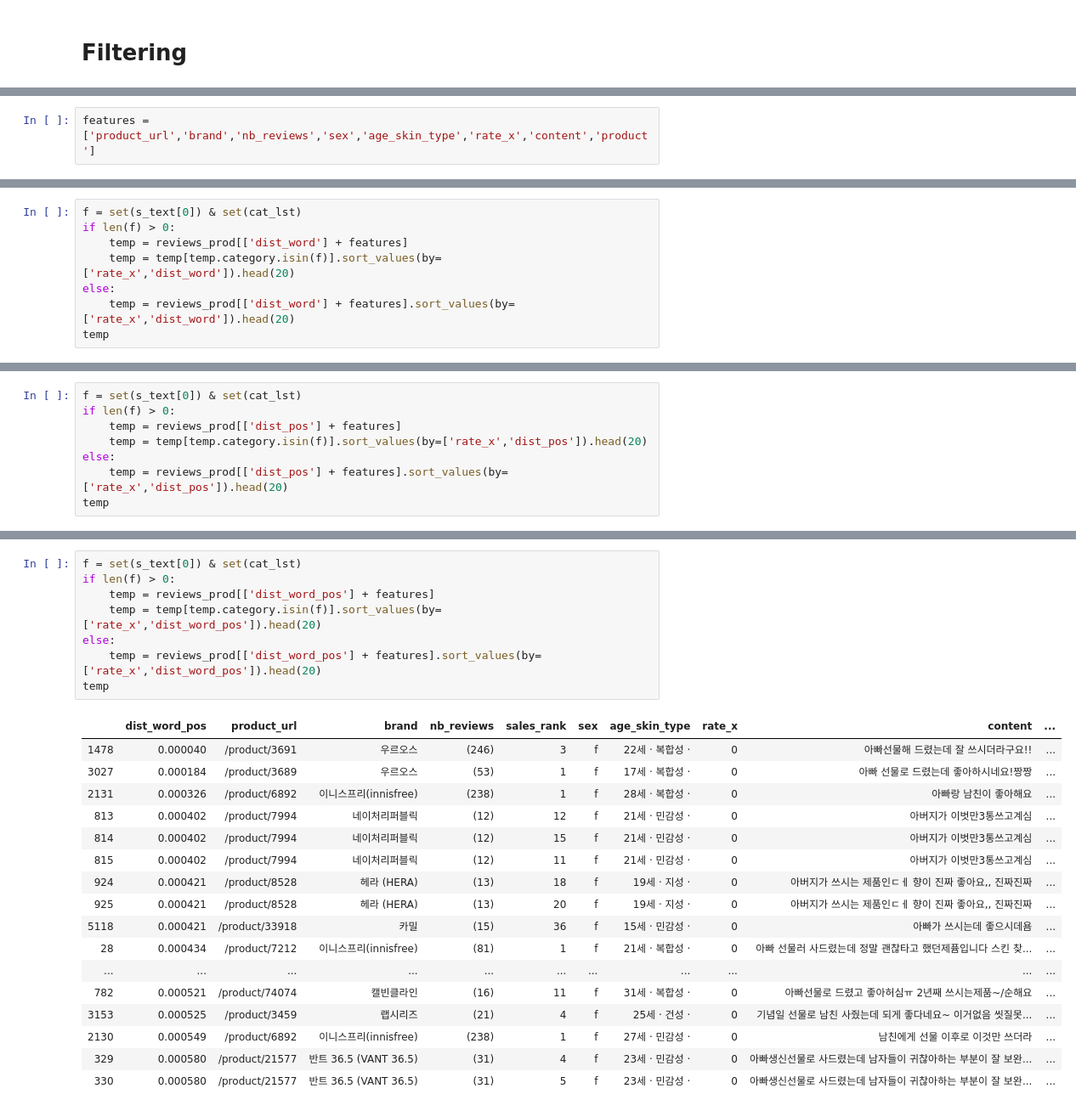
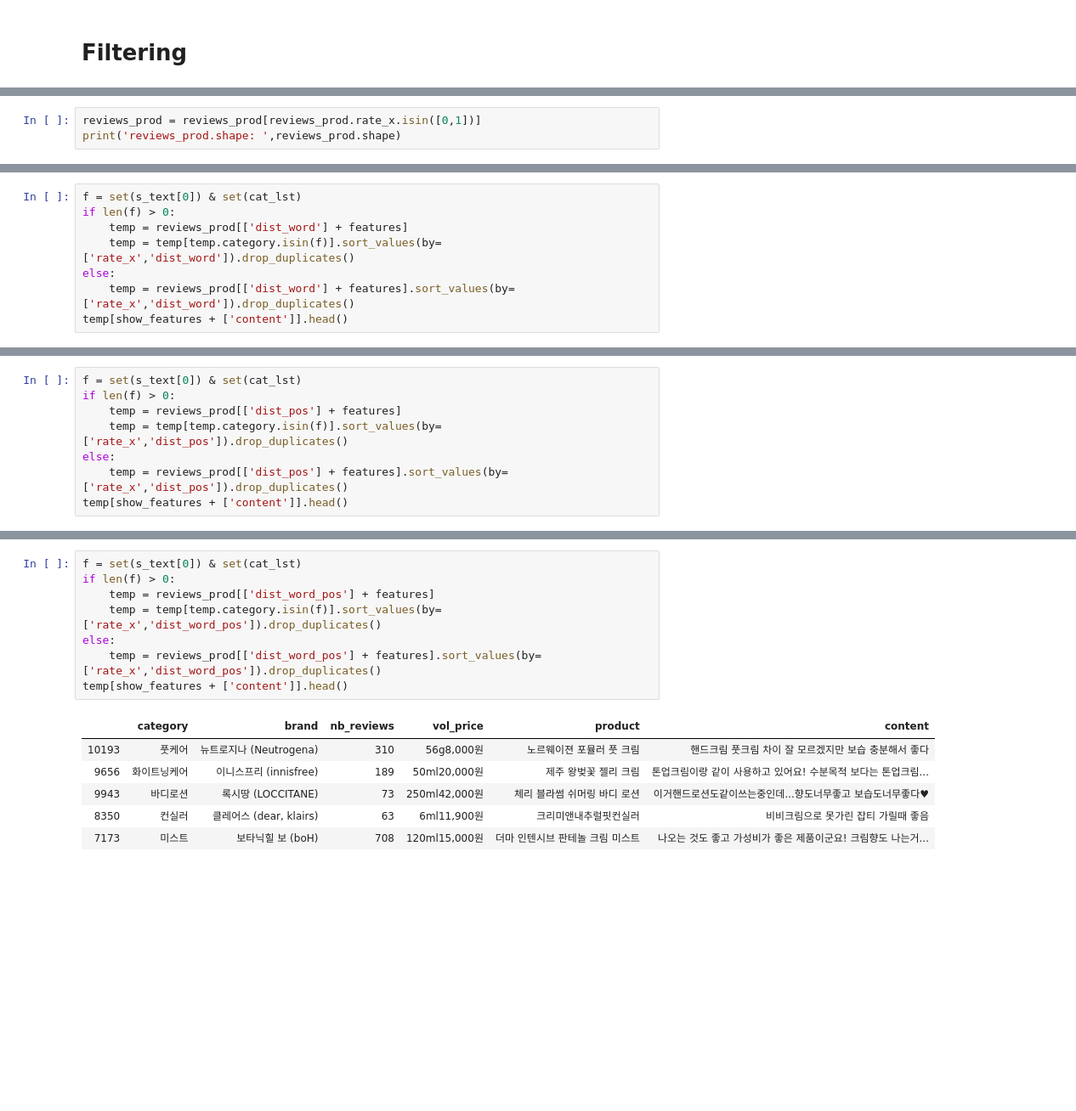
Before and after one commit to DataNetworkAnalysis/Cosmetic-Recommendation-for-Man, a Jupyter notebook: notebook/Recommeder.ipynb, the cells around one changed output, grey strips where cells are left out. Shown at 85% size. Saved outputs shown, nothing was run; the diff lists cells and outputs as text; blank space fills up the shorter version.

```diff
--- a/notebook/Recommeder.ipynb
+++ b/notebook/Recommeder.ipynb
@@ -158,2 +273,3 @@ print(inter_word)
-# %%
-features = ['product_url','brand','nb_reviews','sex','age_skin_type','rate_x','content','product']
+# %%
+reviews_prod = reviews_prod[reviews_prod.rate_x.isin([0,1])]
+print('reviews_prod.shape: ',reviews_prod.shape)
@@ -182,8 +296,8 @@ temp.head()
 f = set(s_text[0]) & set(cat_lst)
 if len(f) > 0:
     temp = reviews_prod[['dist_word'] + features]
-    temp = temp[temp.category.isin(f)].sort_values(by=['rate_x','dist_word']).head(20)
+    temp = temp[temp.category.isin(f)].sort_values(by=['rate_x','dist_word']).drop_duplicates()
 else:
-    temp = reviews_prod[['dist_word'] + features].sort_values(by=['rate_x','dist_word']).head(20)
-temp
+    temp = reviews_prod[['dist_word'] + features].sort_values(by=['rate_x','dist_word']).drop_duplicates()
+temp[show_features + ['content']].head()
 # %% [output]
@@ -208,8 +311,8 @@ temp
 f = set(s_text[0]) & set(cat_lst)
 if len(f) > 0:
     temp = reviews_prod[['dist_pos'] + features]
-    temp = temp[temp.category.isin(f)].sort_values(by=['rate_x','dist_pos']).head(20)
+    temp = temp[temp.category.isin(f)].sort_values(by=['rate_x','dist_pos']).drop_duplicates()
 else:
-    temp = reviews_prod[['dist_pos'] + features].sort_values(by=['rate_x','dist_pos']).head(20)
-temp
+    temp = reviews_prod[['dist_pos'] + features].sort_values(by=['rate_x','dist_pos']).drop_duplicates()
+temp[show_features + ['content']].head()
 # %% [output]
@@ -233,26 +325,15 @@ temp
 # %%
 f = set(s_text[0]) & set(cat_lst)
 if len(f) > 0:
     temp = reviews_prod[['dist_word_pos'] + features]
-    temp = temp[temp.category.isin(f)].sort_values(by=['rate_x','dist_word_pos']).head(20)
+    temp = temp[temp.category.isin(f)].sort_values(by=['rate_x','dist_word_pos']).drop_duplicates()
 else:
-    temp = reviews_prod[['dist_word_pos'] + features].sort_values(by=['rate_x','dist_word_pos']).head(20)
-temp
+    temp = reviews_prod[['dist_word_pos'] + features].sort_values(by=['rate_x','dist_word_pos']).drop_duplicates()
+temp[show_features + ['content']].head()
 # %% [output]
-|  | dist_word_pos | product_url | brand | nb_reviews | sales_rank | sex | age_skin_type | rate_x | content | ... |
-| 1478 | 0.000040 | /product/3691 | 우르오스 | (246) | 3 | f | 22세 · 복합성 · | 0 | 아빠선물해 드렸는데 잘 쓰시더라구요!! | ... |
-| 3027 | 0.000184 | /product/3689 | 우르오스 | (53) | 1 | f | 17세 · 복합성 · | 0 | 아빠 선물로 드렸는데 좋아하시네요!짱짱 | ... |
-| 2131 | 0.000326 | /product/6892 | 이니스프리(innisfree) | (238) | 1 | f | 28세 · 복합성 · | 0 | 아빠랑 남친이 좋아해요 | ... |
-| 813 | 0.000402 | /product/7994 | 네이처리퍼블릭 | (12) | 12 | f | 21세 · 민감성 · | 0 | 아버지가 이벗만3통쓰고계심 | ... |
-| 814 | 0.000402 | /product/7994 | 네이처리퍼블릭 | (12) | 15 | f | 21세 · 민감성 · | 0 | 아버지가 이벗만3통쓰고계심 | ... |
-| 815 | 0.000402 | /product/7994 | 네이처리퍼블릭 | (12) | 11 | f | 21세 · 민감성 · | 0 | 아버지가 이벗만3통쓰고계심 | ... |
-| 924 | 0.000421 | /product/8528 | 헤라 (HERA) | (13) | 18 | f | 19세 · 지성 · | 0 | 아버지가 쓰시는 제품인ㄷㅔ 향이 진짜 좋아요,, 진짜진짜 | ... |
-| 925 | 0.000421 | /product/8528 | 헤라 (HERA) | (13) | 20 | f | 19세 · 지성 · | 0 | 아버지가 쓰시는 제품인ㄷㅔ 향이 진짜 좋아요,, 진짜진짜 | ... |
-| 5118 | 0.000421 | /product/33918 | 카밀 | (15) | 36 | f | 15세 · 민감성 · | 0 | 아빠가 쓰시는데 좋으시데욤 | ... |
-| 28 | 0.000434 | /product/7212 | 이니스프리(innisfree) | (81) | 1 | f | 21세 · 복합성 · | 0 | 아빠 선물러 사드렸는데 정말 괜찮타고 했던제퓸입니다 스킨 찾... | ... |
-| ... | ... | ... | ... | ... | ... | ... | ... | ... | ... | ... |
-| 782 | 0.000521 | /product/74074 | 캘빈클라인 | (16) | 11 | f | 31세 · 복합성 · | 0 | 아빠선물로 드렸고 좋아허심ㅠ 2년째 쓰시는제품~/순해요 | ... |
-| 3153 | 0.000525 | /product/3459 | 랩시리즈 | (21) | 4 | f | 25세 · 건성 · | 0 | 기념일 선물로 남친 사줬는데 되게 좋다네요~ 이거없음 씻질못... | ... |
-| 2130 | 0.000549 | /product/6892 | 이니스프리(innisfree) | (238) | 1 | f | 27세 · 민감성 · | 0 | 남친에게 선물 이후로 이것만 쓰더라 | ... |
-| 329 | 0.000580 | /product/21577 | 반트 36.5 (VANT 36.5) | (31) | 4 | f | 23세 · 민감성 · | 0 | 아빠생신선물로 사드렸는데 남자들이 귀찮아하는 부분이 잘 보완... | ... |
-| 330 | 0.000580 | /product/21577 | 반트 36.5 (VANT 36.5) | (31) | 5 | f | 23세 · 민감성 · | 0 | 아빠생신선물로 사드렸는데 남자들이 귀찮아하는 부분이 잘 보완... | ... |
+|  | category | brand | nb_reviews | vol_price | product | content |
+| 10193 | 풋케어 | 뉴트로지나 (Neutrogena) | 310 | 56g8,000원 | 노르웨이젼 포뮬러 풋 크림 | 핸드크림 풋크림 차이 잘 모르겠지만 보습 충분해서 좋다 |
+| 9656 | 화이트닝케어 | 이니스프리 (innisfree) | 189 | 50ml20,000원 | 제주 왕벚꽃 젤리 크림 | 톤업크림이랑 같이 사용하고 있어요! 수분목적 보다는 톤업크림... |
+| 9943 | 바디로션 | 록시땅 (LOCCITANE) | 73 | 250ml42,000원 | 체리 블라썸 쉬머링 바디 로션 | 이거핸드로션도같이쓰는중인데...향도너무좋고 보습도너무좋다♥ |
+| 8350 | 컨실러 | 클레어스 (dear, klairs) | 63 | 6ml11,900원 | 크리미앤내추럴핏컨실러 | 비비크림으로 못가린 잡티 가릴때 좋음 |
+| 7173 | 미스트 | 보타닉힐 보 (boH) | 708 | 120ml15,000원 | 더마 인텐시브 판테놀 크림 미스트 | 나오는 것도 좋고 가성비가 좋은 제품이군요! 크림향도 나는거... |
```
Also changed, not shown: parts of 47 cells of this notebook.
